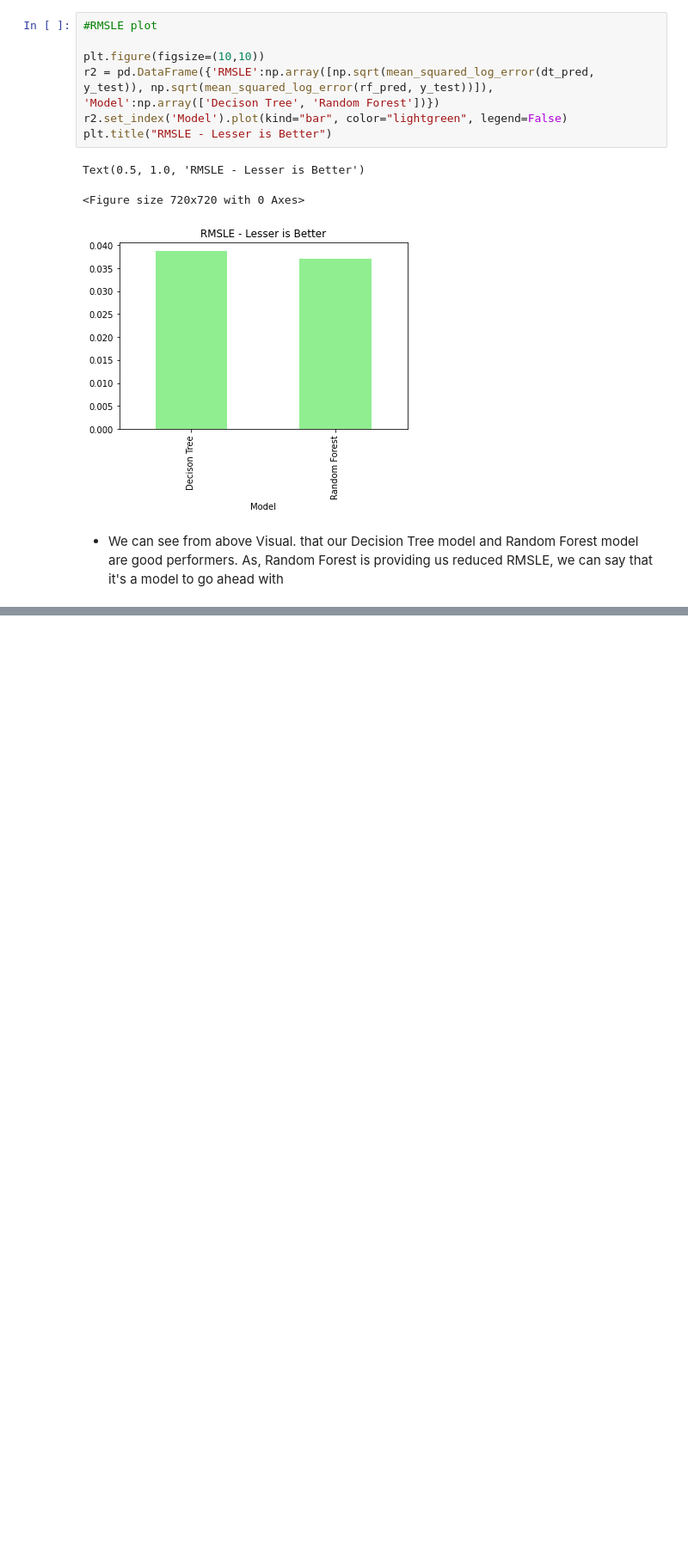
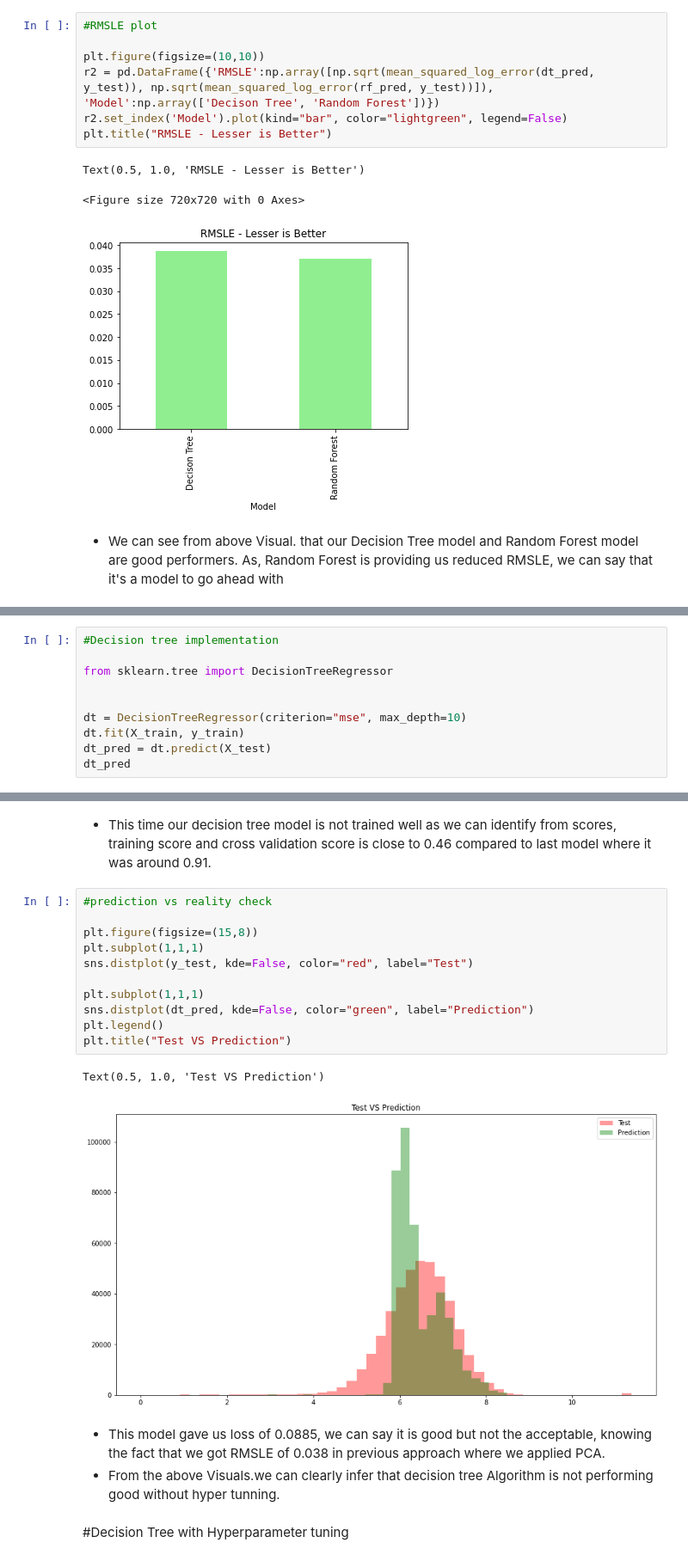
Before and after one commit to Deven876/project-2-NYC-Taxi-Trip-Time-Prediction, a Jupyter notebook: project_2_Taxi_Trip_Time_Prediction_.ipynb, the cells around one changed output, grey strips where cells are left out. Shown at 86% size. Drawn from its saved outputs; the diff is of its cells as text; blank space fills up the shorter version.

```diff
--- a/project_2_Taxi_Trip_Time_Prediction_.ipynb
+++ b/project_2_Taxi_Trip_Time_Prediction_.ipynb
@@ -944,0 +1025,10 @@ Text(0.5, 1.0, 'RMSLE - Lesser is Better')
+# %%
+#Decision tree implementation
+
+from sklearn.tree import DecisionTreeRegressor
+
+
+dt = DecisionTreeRegressor(criterion="mse", max_depth=10)
+dt.fit(X_train, y_train)
+dt_pred = dt.predict(X_test)
+dt_pred
@@ -944,0 +1056,21 @@ Text(0.5, 1.0, 'RMSLE - Lesser is Better')
+# %% [markdown]
+- This time our decision tree model is not trained well as we can identify from scores, training score and cross validation score is close to 0.46 compared to last model where it was around 0.91.
+# %%
+#prediction vs reality check
+
+plt.figure(figsize=(15,8))
+plt.subplot(1,1,1)
+sns.distplot(y_test, kde=False, color="red", label="Test")
+
+plt.subplot(1,1,1)
+sns.distplot(dt_pred, kde=False, color="green", label="Prediction")
+plt.legend()
+plt.title("Test VS Prediction")
+# %% [output]
+Text(0.5, 1.0, 'Test VS Prediction')
+[figure, added]
+# %% [markdown]
+- This model gave us loss of 0.0885, we can say it is good but not the acceptable, knowing the fact that we got RMSLE of 0.038 in previous approach where we applied PCA.
+- From the above Visuals.we can clearly infer that decision tree Algorithm is  not performing good without hyper tunning.
+# %% [markdown]
+#Decision Tree with Hyperparameter tuning
```
Also changed, not shown: parts of 16 cells of this notebook.
